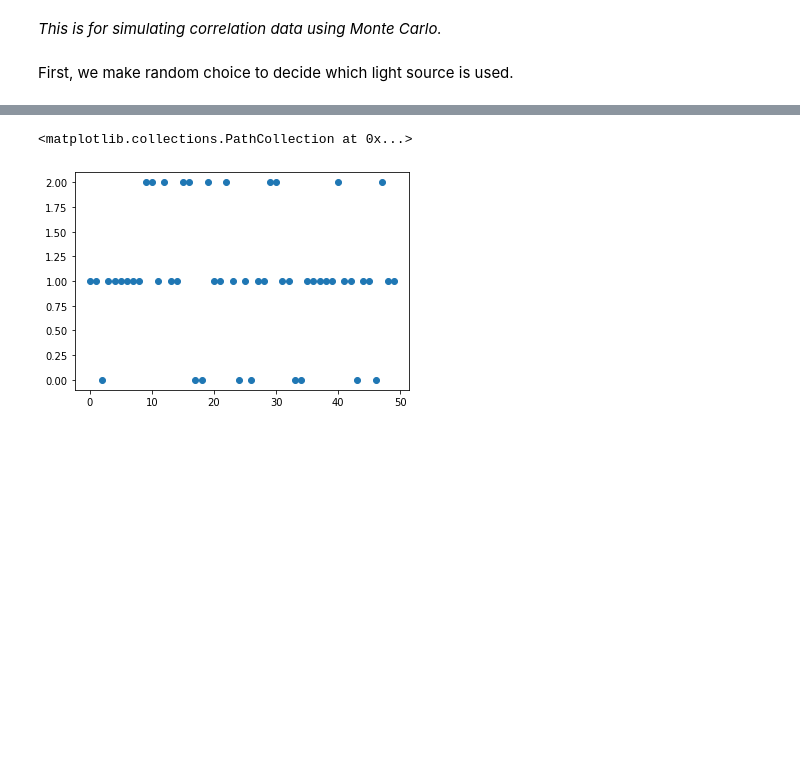
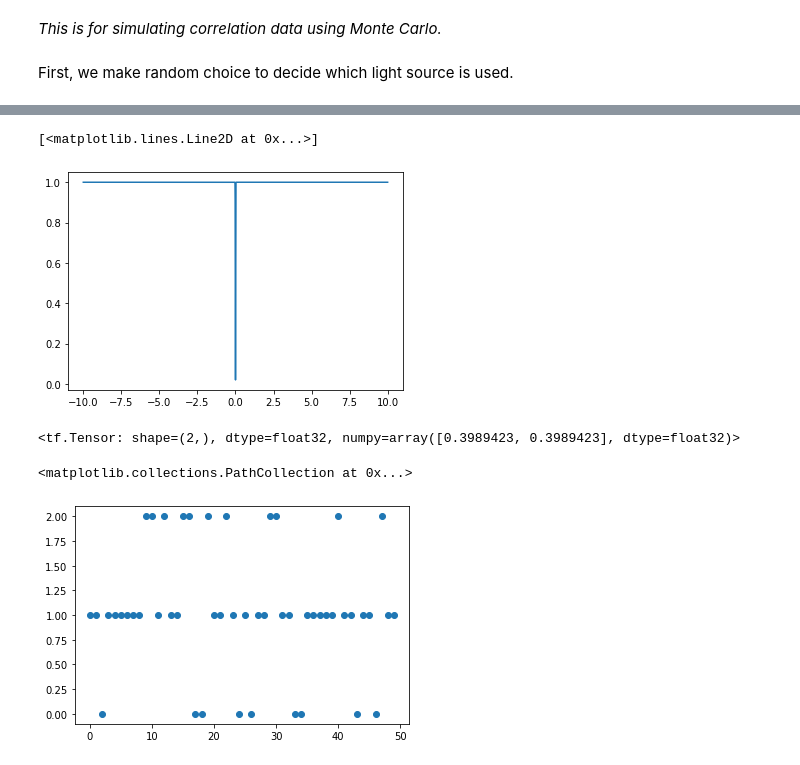
Before and after one commit to ubsuny/g2-coral, a Jupyter notebook: mc_simulation/simu_tfd.ipynb, the cells around one changed output, grey strips where cells are left out. Cells and saved outputs as stored; diff of their text form; code cells hidden in the pictures; blank space fills up the shorter version.

```diff
--- a/mc_simulation/simu_tfd.ipynb
+++ b/mc_simulation/simu_tfd.ipynb
@@ -34,3 +91,34 @@ a
+# %%
+
+dist = tfd.Normal(loc=0.0,scale=0.01)
+
+x = np.linspace(-10.,10.,5000,dtype=float)
+plt.plot(x,-dist.prob(x)/dist.prob(0)+1)
+# %% [output]
+[<matplotlib.lines.Line2D at 0x...>]
+[figure, added]
+# %%
+import tensorflow_probability as tfp
+tfd = tfp.distributions
+
+# Define a single scalar Normal distribution.
+dist = tfd.Normal(loc=0., scale=3.)
+
+# Evaluate the cdf at 1, returning a scalar.
+dist.cdf(1.)
+
+# Define a batch of two scalar valued Normals.
+# The first has mean 1 and standard deviation 11, the second 2 and 22.
+dist = tfd.Normal(loc=[-2, 2.], scale=[1.,1])
+
+# Evaluate the pdf of the first distribution on 0, and the second on 1.5,
+# returning a length two tensor.
+dist.prob([-2.,2])
+
+# Get 3 samples, returning a 3 x 2 tensor.
+#dist.sample([5])
+# %% [output]
+<tf.Tensor: shape=(2,), dtype=float32, numpy=array([0.3989423, 0.3989423], dtype=float32)>
 # %%
 # samples has shape [1, 5], where each value is either 0 or 1 with equal
 # probability.
```
Also changed, not shown: parts of 11 cells of this notebook.
